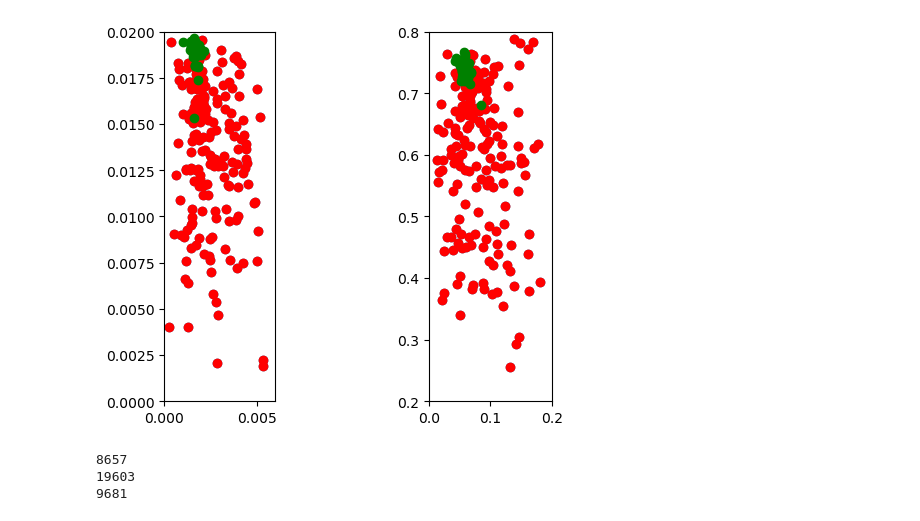
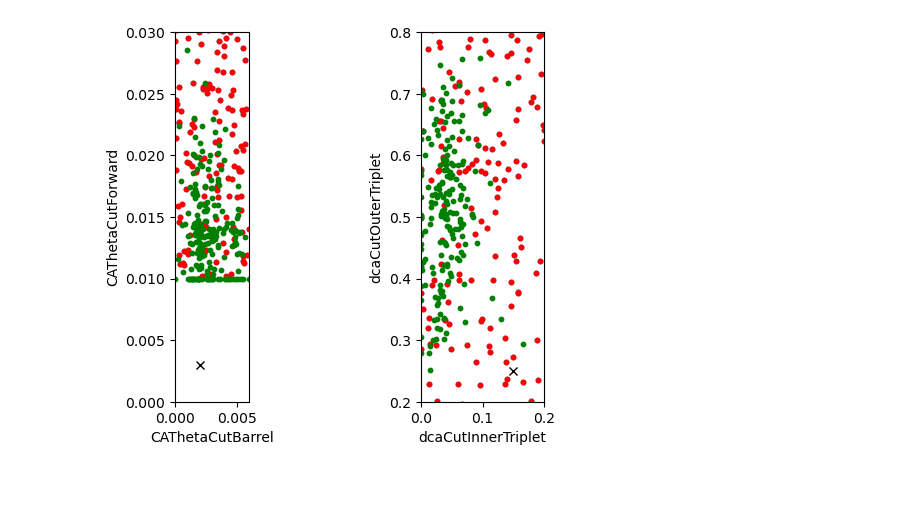
Before and after one commit to lguzzi/CA-parameter-tuning, a Jupyter notebook: plot.ipynb, the cells around one changed output. Drawn from its saved outputs; the diff is of its cells as text; code cells hidden in the pictures; blank space fills up the shorter version.

```diff
--- a/plot.ipynb
+++ b/plot.ipynb
@@ -28,0 +14,3 @@ for i in range(numIterations):
+# %%
+default_params = [0.0020000000949949026, 0.003000000026077032, 0.15000000596046448, 0.25]
+default_metrics = get_metrics(uproot.open('default.root'), 0)
@@ -34,12 +48,15 @@ fig, ax = plt.subplots()
 def animate(i):
     fig.clear()
     ax = fig.add_subplot(111)
-    ax.set_xlim(0,0.2)
-    ax.set_ylim(0.52,0.6)
-    s=ax.scatter(fakes[0], effs[0], s=10)
-    s=ax.scatter(fakes[i], effs[i], c="red",s=10)
-    s=ax.scatter(fakes[numIterations-1], effs[numIterations-1], c="green",s=10)
+    # ax.set_xlim(min_fake - 0.1, max_fake + 0.1)
+    # ax.set_ylim(min_eff - 0.1, max_eff + 0.1)
+    s = ax.scatter(metrics[0][1], 1 / metrics[0][0], s=10)
+    s = ax.scatter(metrics[i][1], 1 / metrics[i][0], c="red", s=10)
+    s = ax.scatter(metrics[num_iterations - 1][1], 1 / metrics[num_iterations - 1][0], c="green", s=10)
+    ax.set_xlabel(r'fakes $=\frac{(N_{rec}-N_{ass})}{N_{rec}}$')
+    ax.set_ylabel(r'eff $=\frac{N_{ass}}{N_{sim}}$')
+    # ax.legend(loc='best')
 
-ani=animation.FuncAnimation(fig, animate, interval=200, frames=range(numIterations))
-ani.save('gifs/output.gif', writer='pillow')
+ani=animation.FuncAnimation(fig, animate, interval=200, frames=range(num_iterations))
+ani.save('gifs/metrics.gif', writer='pillow')
 # %% [output]
@@ -70,22 +73,28 @@ for i in range(numIterations):
 # %%
 fig, ax = plt.subplots()
 
 def animate(i):
     fig.clear()
     ax = fig.add_subplot(121, aspect='equal')
-    ax.set_xlim(0.0,0.006)
-    ax.set_ylim(0.0,0.02)
-    s=ax.scatter(p1s[0], p2s[0])
-    s=ax.scatter(p1s[i], p2s[i], c="red")
-    s=ax.scatter(p1s[numIterations-1], p2s[numIterations-1], c="green")
+    ax.set_xlim(params_lb[0], params_ub[0])
+    ax.set_ylim(params_lb[1], params_ub[1])
+    s = ax.scatter(params[0][0], params[0][1], s=10)
+    s = ax.scatter(params[i][0], params[i][1], c="red", s=10)
+    s = ax.scatter(params[num_iterations - 1][0], params[num_iterations - 1][1], c="green", s=10)
+    s = ax.plot(default_params[0], default_params[1], c="black", marker="x")
+    ax.set_xlabel(params_names[0])
+    ax.set_ylabel(params_names[1])
     ax = fig.add_subplot(122, aspect='equal')
-    ax.set_xlim(0.0,0.2)
-    ax.set_ylim(0.2,0.8)
-    s=ax.scatter(p3s[0], p4s[0])
-    s=ax.scatter(p3s[i], p4s[i], c="red")
-    s=ax.scatter(p3s[numIterations-1], p4s[numIterations-1], c="green")
+    ax.set_xlim(params_lb[2], params_ub[2])
+    ax.set_ylim(params_lb[3], params_ub[3])
+    s = ax.scatter(params[0][2], params[0][3], s=10)
+    s = ax.scatter(params[i][2], params[i][3], c="red", s=10)
+    s = ax.scatter(params[num_iterations - 1][2], params[num_iterations - 1][3], c="green", s=10)
+    s = ax.plot(default_params[2], default_params[3], c="black", marker="x")
+    ax.set_xlabel(params_names[2])
+    ax.set_ylabel(params_names[3])
 
-ani=animation.FuncAnimation(fig, animate, interval=200, frames=range(numIterations))
-ani.save('gifs/animation.gif', writer='pillow')
+ani=animation.FuncAnimation(fig, animate, interval=200, frames=range(num_iterations))
+ani.save('gifs/params.gif', writer='pillow')
 # %% [output]
-[figure, old version]
+[figure, new version]
@@ -99,8 +100,0 @@ totalSim = out['st'].array()[0]
-# %%
-print(totalAss)
-print(totalSim)
-print(totalRec)
-# %% [output]
-8657
-19603
-9681
```
Also changed, not shown: parts of 9 cells of this notebook, 58 other files.
